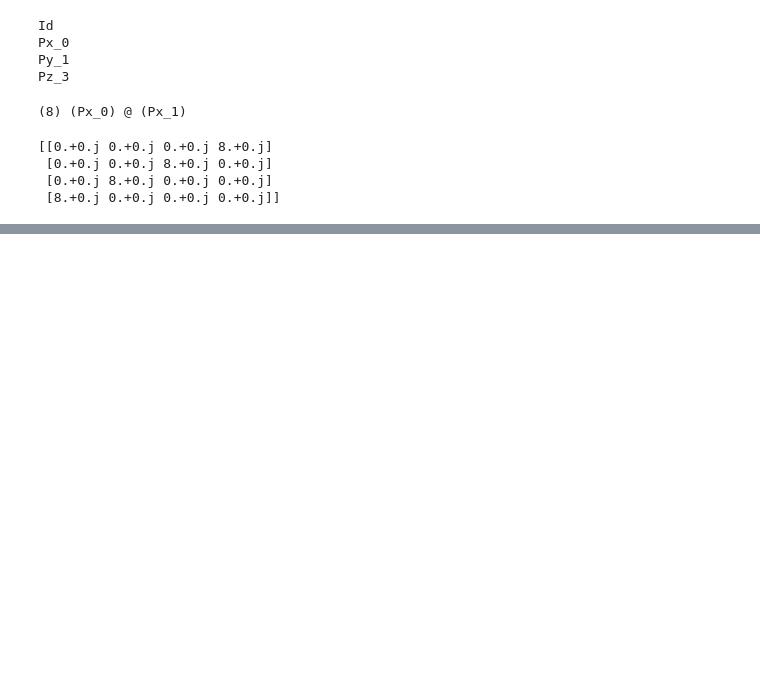
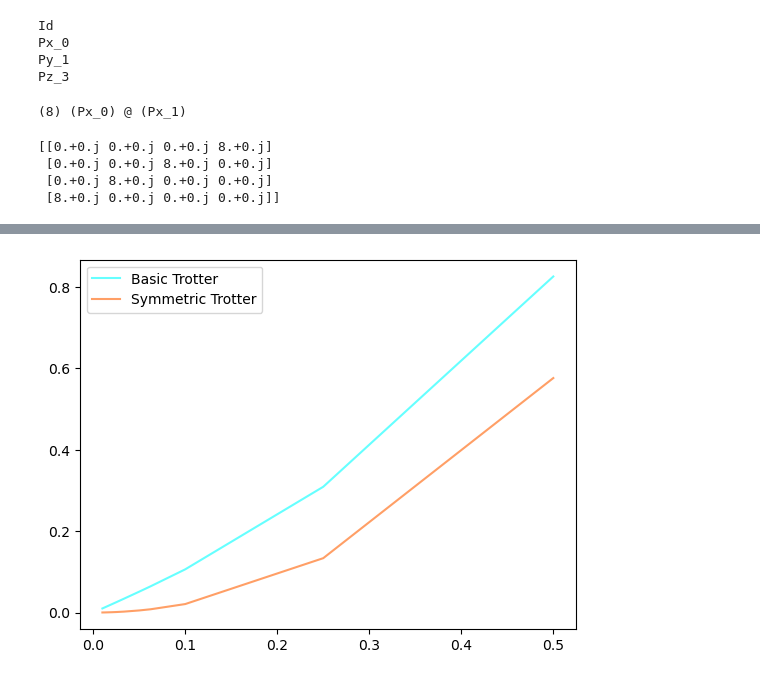
Before and after one commit to Zao-0/QuSim_on_digital_quantum_computer, a Jupyter notebook: Demo.ipynb, the cells around one changed output, grey strips where cells are left out. Cells and saved outputs as stored; diff of their text form; code cells hidden in the pictures; blank space fills up the shorter version.

```diff
--- a/Demo.ipynb
+++ b/Demo.ipynb
@@ -165,0 +245,29 @@ plt.show()
+# %%
+T = 5
+t_step = [10,20,50,80,100,150,200,250,400,500]
+dt_list = [T/t for t in t_step]
+color_list = ['#66ffff','#FF9F66']
+basic_dif = []
+symm_dif = []
+H_ref = get_Hamiltonian(N,J,U,h_list)
+H_list = get_trotter_Hamiltonian(N,J,U,h_list)
+for i in range(len(t_step)):
+    dt = dt_list[i]
+    eH_ref = exact_diag(H_ref.as_sparse_matrix(N),T,t_step[i])
+    eH_basic = basic_trotter(H_list,T,t_step[i],N)
+    eH_symm = symmetric_trotter(H_list,T,t_step[i],N)
+    q_ref = get_initial_state(N,s)
+    q_basic = get_initial_state(N,s)
+    q_symm = get_initial_state(N,s)
+    for t in range(t_step[i]):
+        q_ref.time_evolution(eH_ref)
+        q_basic.time_evolution(eH_basic)
+        q_symm.time_evolution(eH_symm)
+    basic_dif.append(q_basic.state_distance(q_ref))
+    symm_dif.append(q_symm.state_distance(q_ref))
+plt.plot(dt_list,basic_dif,color = color_list[0],label = 'Basic Trotter')
+plt.plot(dt_list,symm_dif,color = color_list[1],label = 'Symmetric Trotter')
+plt.legend()
+plt.show()
+# %% [output]
+[figure, added]
```
Also changed, not shown: parts of 9 cells of this notebook.
